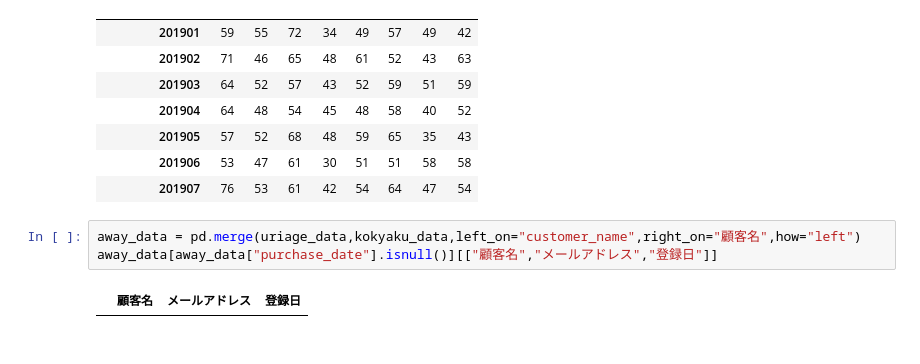
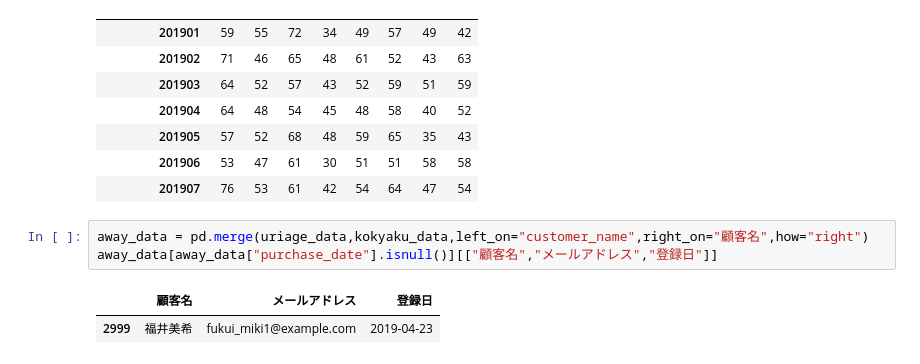
Before and after one commit to zaxirolls/learn, a Jupyter notebook: pythonknock100/サンプルコード_20200325 2/2章/ch2.ipynb, the cells around one changed output. Drawn from its saved outputs; the diff is of its cells as text.

```diff
--- a/pythonknock100/サンプルコード_20200325 2/2章/ch2.ipynb
+++ b/pythonknock100/サンプルコード_20200325 2/2章/ch2.ipynb
@@ -373,7 +373,8 @@ byRegion
 | 201906 | 53 | 47 | 61 | 30 | 51 | 51 | 58 | 58 |
 | 201907 | 76 | 53 | 61 | 42 | 54 | 64 | 47 | 54 |
 # %%
-away_data = pd.merge(uriage_data,kokyaku_data,left_on="customer_name",right_on="顧客名",how="left")
+away_data = pd.merge(uriage_data,kokyaku_data,left_on="customer_name",right_on="顧客名",how="right")
 away_data[away_data["purchase_date"].isnull()][["顧客名","メールアドレス","登録日"]]
 # %% [output]
 |  | 顧客名 | メールアドレス | 登録日 |
+| 2999 | 福井美希 | fukui_miki1@example.com | 2019-04-23 |
```
Also changed, not shown: 1 other file.
